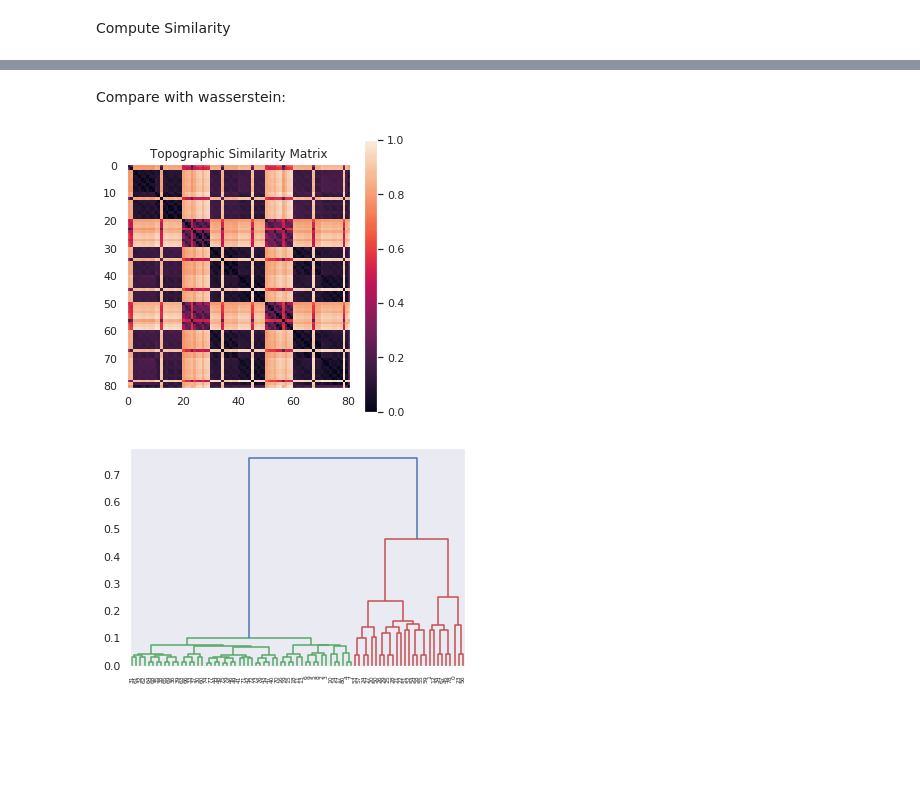
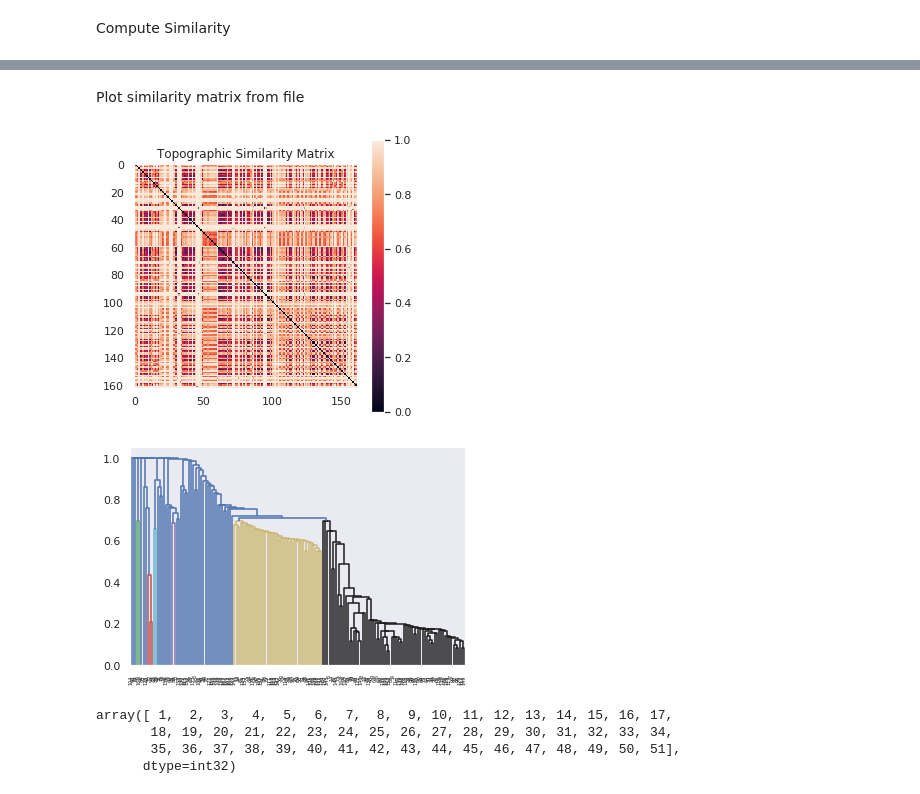
Before and after one commit to ntolley/reeb_matching_github, a Jupyter notebook: code/tree_similarity.ipynb, the cells around one changed output, grey strips where cells are left out. Saved outputs shown, nothing was run; the diff lists cells and outputs as text; code cells hidden in the pictures; blank space fills up the shorter version.

```diff
--- a/code/tree_similarity.ipynb
+++ b/code/tree_similarity.ipynb
@@ -81,7 +64,7 @@ similarity_matrix, MPAIR_list = reeb_matching.tree_sim_matrix(file_list, resolut
 # %%
-plt.figure(figsize=(5,5))
-sns.set_style('darkgrid',{'axes.grid' : False})
-plt.imshow(similarity_matrix,vmin=0, vmax=1)
-plt.title('Topographic Similarity Matrix')
-plt.colorbar()
-plt.show()
+# plt.figure(figsize=(5,5))
+# sns.set_style('darkgrid',{'axes.grid' : False})
+# plt.imshow(similarity_matrix,vmin=0, vmax=1)
+# plt.title('Topographic Similarity Matrix')
+# plt.colorbar()
+# plt.show()
@@ -90,8 +71,8 @@ plt.show()
-# %% [markdown]
-Compare with wasserstein:
+# %% [markdown]
+Plot similarity matrix from file
 # %%
-w_similarity_matrix = np.array(pd.read_csv('../data/gbarEvPyrAmpa_sweep/similarity_matrices/similarity_matrix_wasserstein.csv',header=None))
-w_similarity_matrix = w_similarity_matrix/np.max(w_similarity_matrix)
+w_similarity_matrix = np.array(pd.read_csv('../data/gbarEvPyrAmpa_merge/similarity_matrices/similarity_matrix_reeb.csv',header=None))
+w_similarity_matrix = 1 - w_similarity_matrix/np.max(w_similarity_matrix)
 
 #Make symmetric wrt upper triangle
 i_lower = np.tril_indices(w_similarity_matrix.shape[0], -1)
@@ -105,14 +86,35 @@ plt.title('Topographic Similarity Matrix')
 plt.colorbar()
 plt.show()
 # %% [output]
-[figure, old version]
+[figure, new version]
 # %%
 %matplotlib qt
+for i in range(w_similarity_matrix.shape[0]):
+    w_similarity_matrix[i,i] = 0
 
 distVec = ssd.squareform(w_similarity_matrix)
 linkage = hcluster.linkage(distVec)
 plt.figure()
 dendro  = hcluster.dendrogram(linkage)
 # %% [output]
-[figure, old version]
+[figure, new version]
+# %%
+%matplotlib inline
+# cluster_indeces = hcluster.fcluster(linkage, t=4, criterion='maxclust')
+cluster_indeces = hcluster.fcluster(linkage, t=1.153, criterion='inconsistent')
+
+cluster_labels = np.unique(cluster_indeces)
+p_dir = ['../lfp_reeb_github/data/gbarEvPyrAmpa_sweep/points', '../lfp_reeb_github/data/gbarEvPyrAmpa_reversed_inputs/points']
+flist1, flist2 = np.array(os.listdir(p_dir[0])), np.array(os.listdir(p_dir[1]))
+p_dir_array = np.repeat(p_dir, [len(flist1),len(flist2)])
+file_list = np.concatenate([flist1,flist2])
+
+num_selection = 4
+
+cluster_labels
+# %% [output]
+array([ 1,  2,  3,  4,  5,  6,  7,  8,  9, 10, 11, 12, 13, 14, 15, 16, 17,
+       18, 19, 20, 21, 22, 23, 24, 25, 26, 27, 28, 29, 30, 31, 32, 33, 34,
+       35, 36, 37, 38, 39, 40, 41, 42, 43, 44, 45, 46, 47, 48, 49, 50, 51],
+      dtype=int32)
 # %%
```
Also changed, not shown: parts of 4 cells of this notebook, 1 other file.
